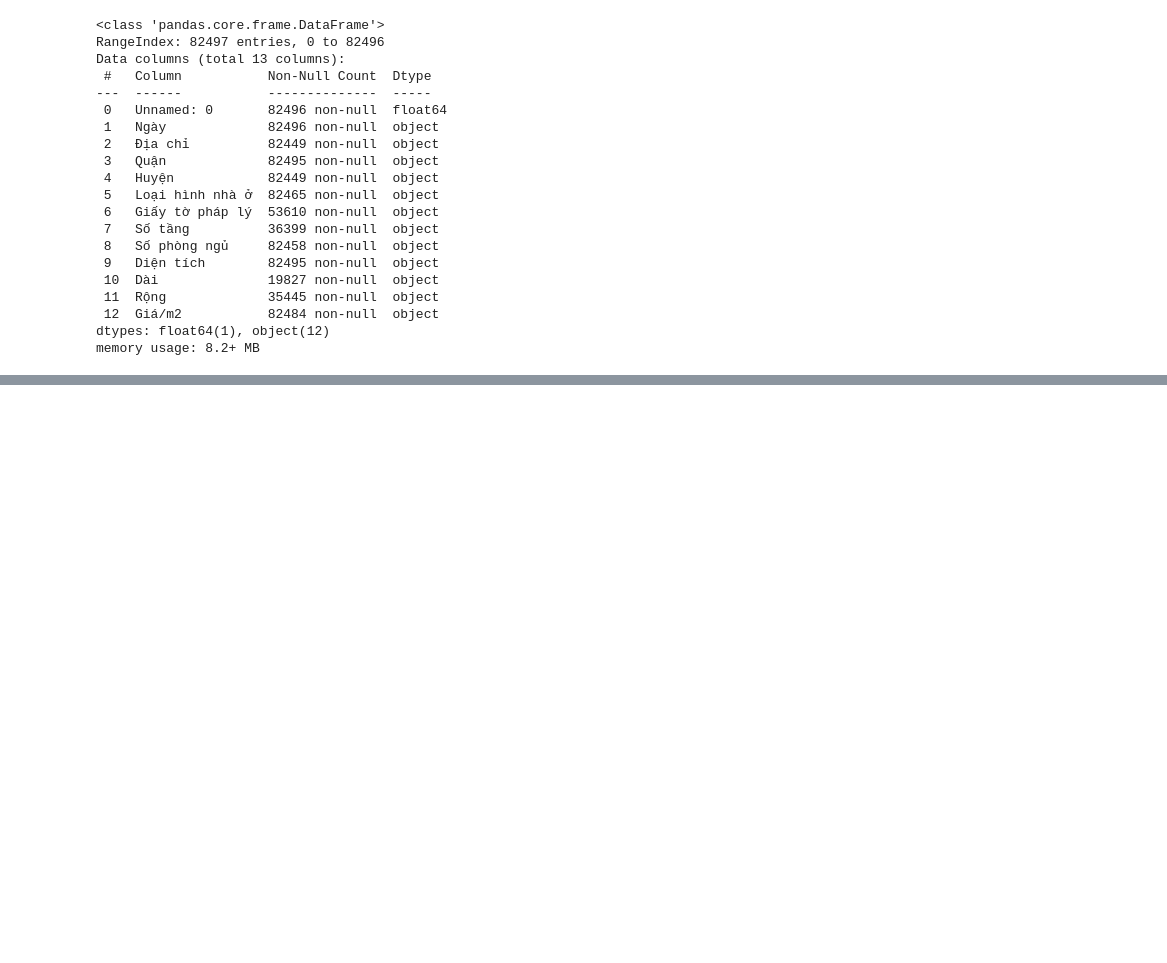
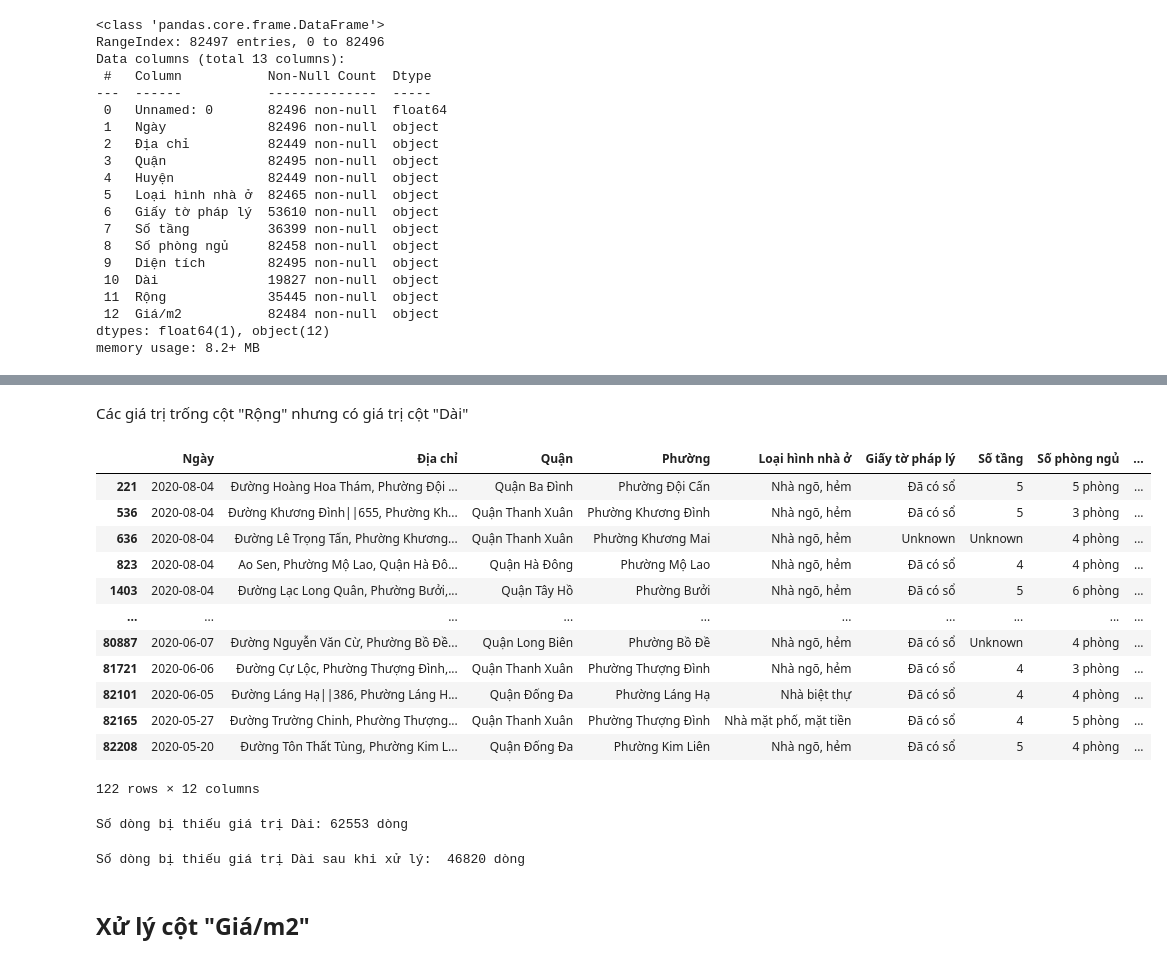
Before and after one commit to tdbui1209/category_dtype_hanoi_saleprice, a Jupyter notebook: hanoi_fix.ipynb, the cells around one changed output, grey strips where cells are left out. Saved outputs shown, nothing was run; the diff lists cells and outputs as text; code cells hidden in the pictures; blank space fills up the shorter version.

```diff
--- a/hanoi_fix.ipynb
+++ b/hanoi_fix.ipynb
@@ -206,0 +489,19 @@ plt.show()
+# %% [markdown]
+Các giá trị trống cột "Rộng" nhưng có giá trị cột "Dài"
+# %%
+df_missing_rong = df[(df['Dài'] != 0) & (df['Rộng'] == 0)]
+df_missing_rong
+# %% [output]
+|  | Ngày | Địa chỉ | Quận | Phường | Loại hình nhà ở | Giấy tờ pháp lý | Số tầng | Số phòng ngủ | ... |
+| 221 | 2020-08-04 | Đường Hoàng Hoa Thám, Phường Đội ... | Quận Ba Đình | Phường Đội Cấn | Nhà ngõ, hẻm | Đã có sổ | 5 | 5 phòng | ... |
+| 536 | 2020-08-04 | Đường Khương Đình||655, Phường Kh... | Quận Thanh Xuân | Phường Khương Đình | Nhà ngõ, hẻm | Đã có sổ | 5 | 3 phòng | ... |
+| 636 | 2020-08-04 | Đường Lê Trọng Tấn, Phường Khương... | Quận Thanh Xuân | Phường Khương Mai | Nhà ngõ, hẻm | Unknown | Unknown | 4 phòng | ... |
+| 823 | 2020-08-04 | Ao Sen, Phường Mộ Lao, Quận Hà Đô... | Quận Hà Đông | Phường Mộ Lao | Nhà ngõ, hẻm | Đã có sổ | 4 | 4 phòng | ... |
+| 1403 | 2020-08-04 | Đường Lạc Long Quân, Phường Bưởi,... | Quận Tây Hồ | Phường Bưởi | Nhà ngõ, hẻm | Đã có sổ | 5 | 6 phòng | ... |
+| ... | ... | ... | ... | ... | ... | ... | ... | ... | ... |
+| 80887 | 2020-06-07 | Đường Nguyễn Văn Cừ, Phường Bồ Đề... | Quận Long Biên | Phường Bồ Đề | Nhà ngõ, hẻm | Đã có sổ | Unknown | 4 phòng | ... |
+| 81721 | 2020-06-06 | Đường Cự Lộc, Phường Thượng Đình,... | Quận Thanh Xuân | Phường Thượng Đình | Nhà ngõ, hẻm | Đã có sổ | 4 | 3 phòng | ... |
+| 82101 | 2020-06-05 | Đường Láng Hạ||386, Phường Láng H... | Quận Đống Đa | Phường Láng Hạ | Nhà biệt thự | Đã có sổ | 4 | 4 phòng | ... |
+| 82165 | 2020-05-27 | Đường Trường Chinh, Phường Thượng... | Quận Thanh Xuân | Phường Thượng Đình | Nhà mặt phố, mặt tiền | Đã có sổ | 4 | 5 phòng | ... |
+| 82208 | 2020-05-20 | Đường Tôn Thất Tùng, Phường Kim L... | Quận Đống Đa | Phường Kim Liên | Nhà ngõ, hẻm | Đã có sổ | 5 | 4 phòng | ... |
+122 rows × 12 columns
@@ -206,0 +510,4 @@ plt.show()
+# %%
+print('Số dòng bị thiếu giá trị Dài:', len(df[df['Dài'] == 0]), 'dòng')
+# %% [output]
+Số dòng bị thiếu giá trị Dài: 62553 dòng
@@ -206,0 +516,4 @@ plt.show()
+# %%
+print('Số dòng bị thiếu giá trị Dài sau khi xử lý: ', len(df[df['Dài'] == 0]), 'dòng')
+# %% [output]
+Số dòng bị thiếu giá trị Dài sau khi xử lý:  46820 dòng
@@ -206,0 +522,2 @@ plt.show()
+# %% [markdown]
+## Xử lý cột "Giá/m2"
```
Also changed, not shown: parts of 116 cells of this notebook.
